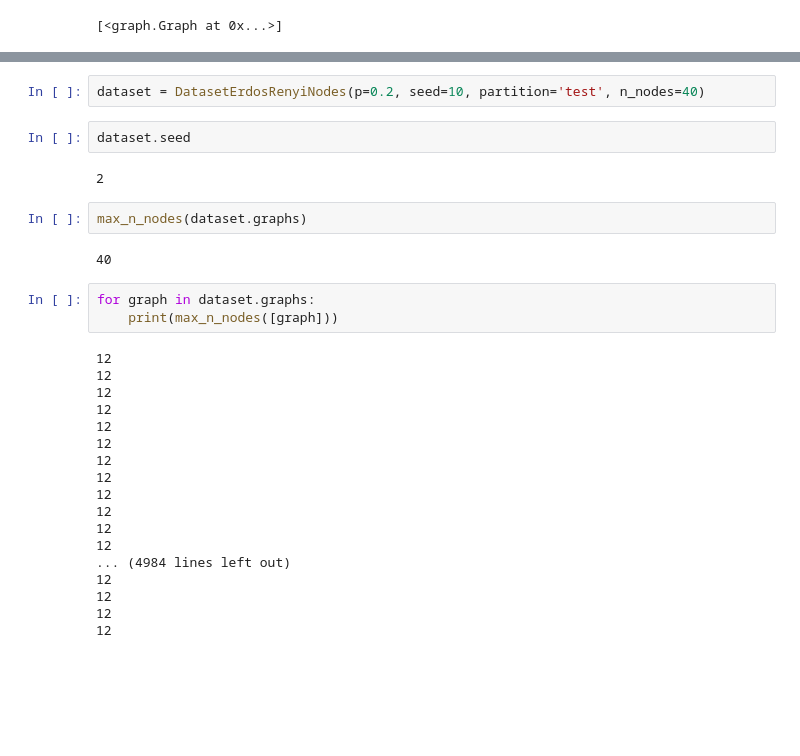
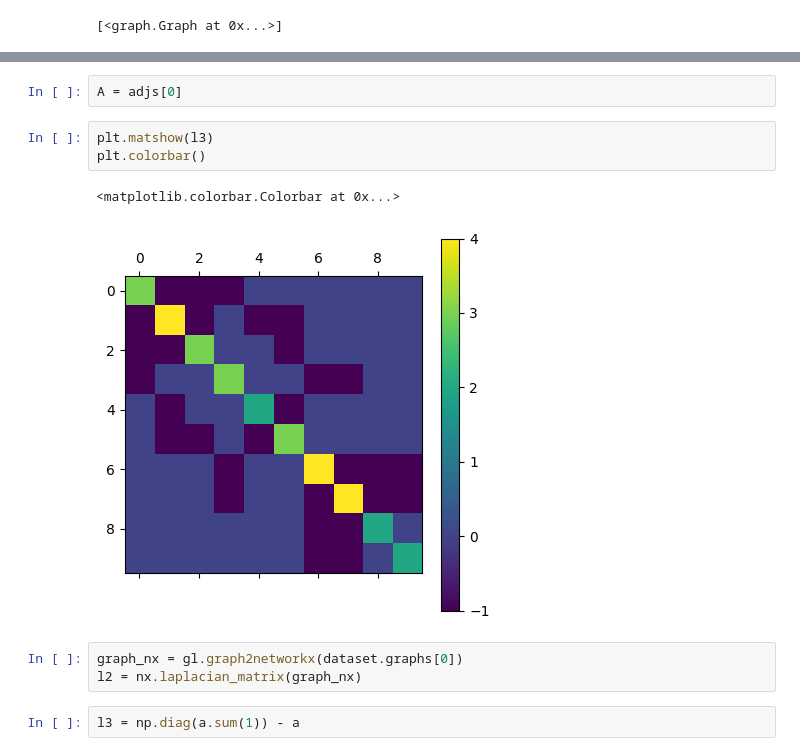
Before and after one commit to marianaw/egnn, a Jupyter notebook: notebooks/data_playground.ipynb, the cells around one changed output, grey strips where cells are left out. Drawn from its saved outputs; the diff is of its cells as text; blank space fills up the shorter version.

```diff
--- a/notebooks/data_playground.ipynb
+++ b/notebooks/data_playground.ipynb
@@ -71,31 +37,13 @@ nx.spring_layout(graph_nx, seed=10)
-# %%
-dataset = DatasetErdosRenyiNodes(p=0.2, seed=10, partition='test', n_nodes=40)
-# %%
-dataset.seed
-# %% [output]
-2
-# %%
-max_n_nodes(dataset.graphs)
-# %% [output]
-40
-# %%
-for graph in dataset.graphs:
-    print(max_n_nodes([graph]))
-# %% [output]
-12
-12
-12
-12
-12
-12
-12
-12
-12
-12
-12
-12
-... (4984 lines left out)
-12
-12
-12
-12
+# %%
+A = adjs[0]
+# %%
+plt.matshow(l3)
+plt.colorbar()
+# %% [output]
+<matplotlib.colorbar.Colorbar at 0x...>
+[figure, added]
+# %%
+graph_nx = gl.graph2networkx(dataset.graphs[0])
+l2 = nx.laplacian_matrix(graph_nx)
+# %%
+l3 = np.diag(a.sum(1)) - a
```
Also changed, not shown: parts of 21 cells of this notebook, 6 other files.
